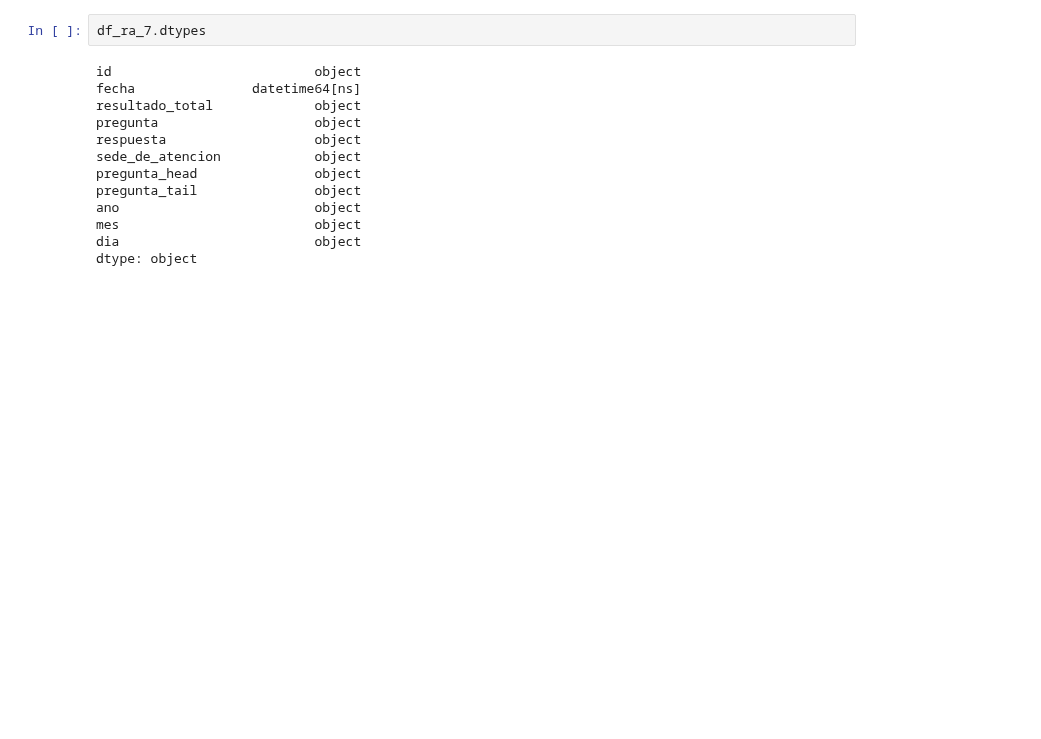
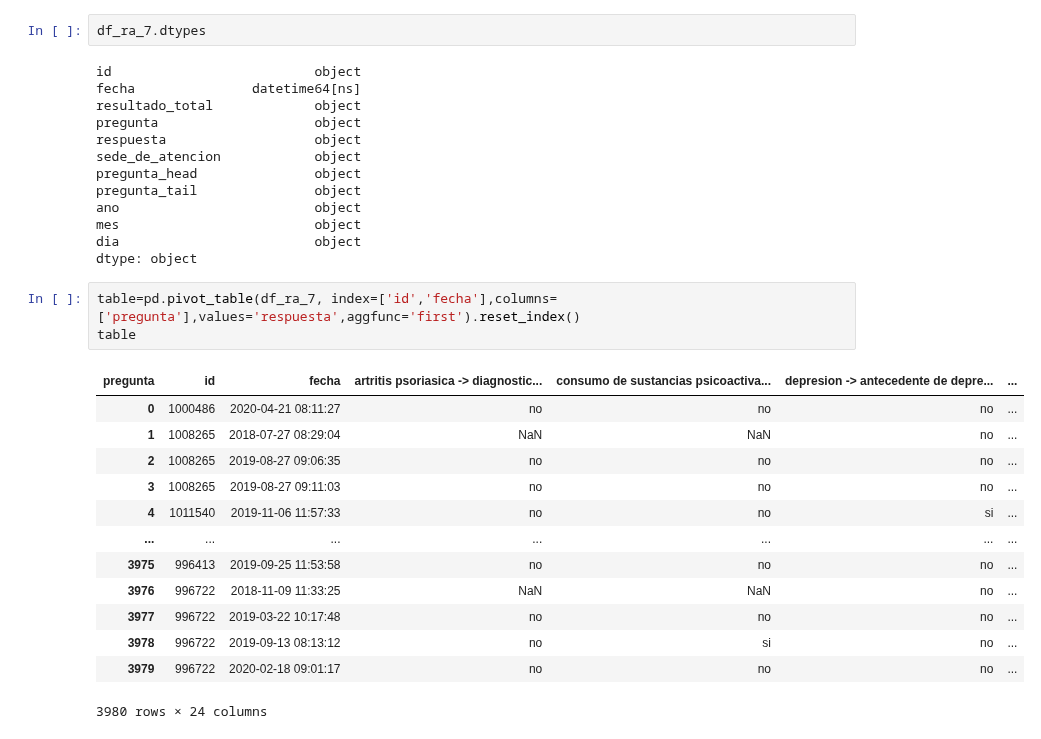
Before and after one commit to mavalderrama/helpharma, a Jupyter notebook: notebooks/clean_Riesgo_asociado.ipynb, the cells around one changed output. Cells and saved outputs as stored; diff of their text form; blank space fills up the shorter version.

```diff
--- a/notebooks/clean_Riesgo_asociado.ipynb
+++ b/notebooks/clean_Riesgo_asociado.ipynb
@@ -489,3 +489,20 @@ ano                         object
 mes                         object
 dia                         object
 dtype: object
+# %%
+table=pd.pivot_table(df_ra_7, index=['id','fecha'],columns=['pregunta'],values='respuesta',aggfunc='first').reset_index()
+table
+# %% [output]
+| pregunta | id | fecha | artritis psoriasica -> diagnostic... | consumo de sustancias psicoactiva... | depresion -> antecedente de depre... | ... |
+| 0 | 1000486 | 2020-04-21 08:11:27 | no | no | no | ... |
+| 1 | 1008265 | 2018-07-27 08:29:04 | NaN | NaN | no | ... |
+| 2 | 1008265 | 2019-08-27 09:06:35 | no | no | no | ... |
+| 3 | 1008265 | 2019-08-27 09:11:03 | no | no | no | ... |
+| 4 | 1011540 | 2019-11-06 11:57:33 | no | no | si | ... |
+| ... | ... | ... | ... | ... | ... | ... |
+| 3975 | 996413 | 2019-09-25 11:53:58 | no | no | no | ... |
+| 3976 | 996722 | 2018-11-09 11:33:25 | NaN | NaN | no | ... |
+| 3977 | 996722 | 2019-03-22 10:17:48 | no | no | no | ... |
+| 3978 | 996722 | 2019-09-13 08:13:12 | no | si | no | ... |
+| 3979 | 996722 | 2020-02-18 09:01:17 | no | no | no | ... |
+3980 rows × 24 columns
```
Also changed, not shown: parts of 4 cells of this notebook, 4 other files.
